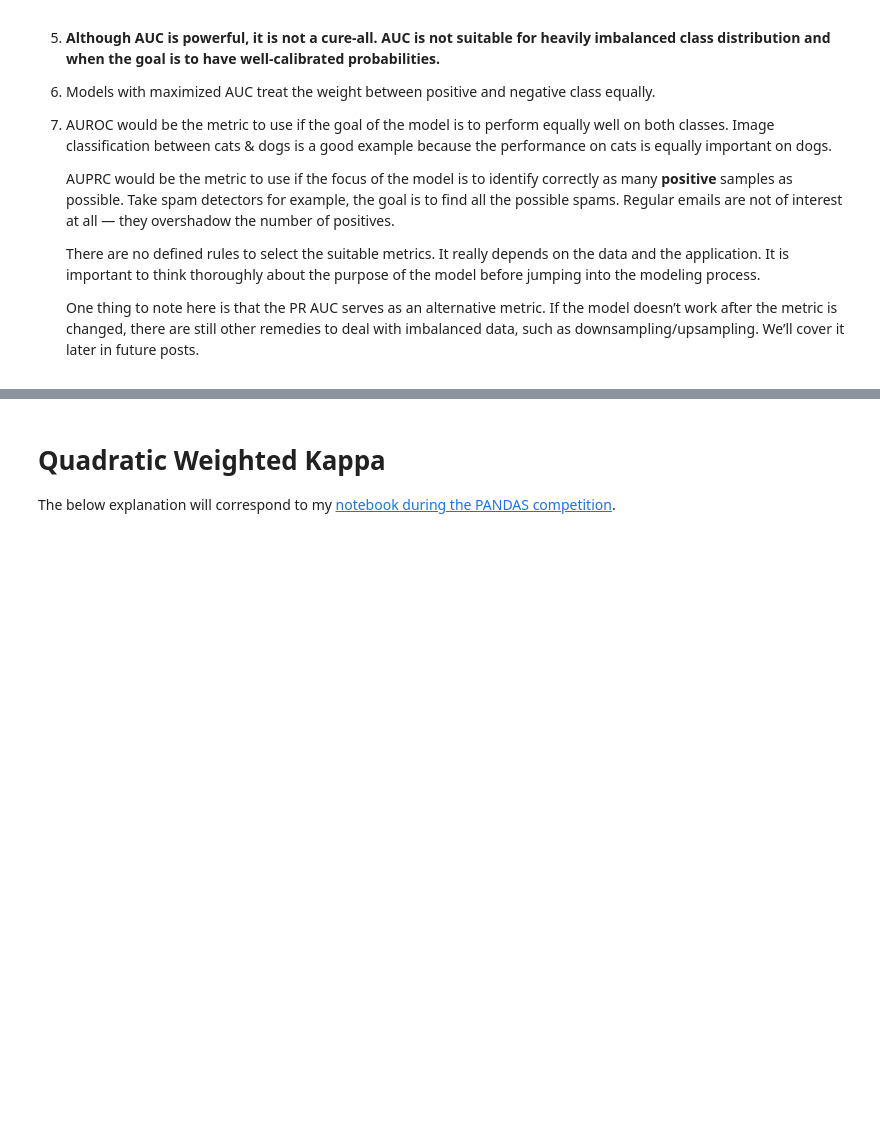
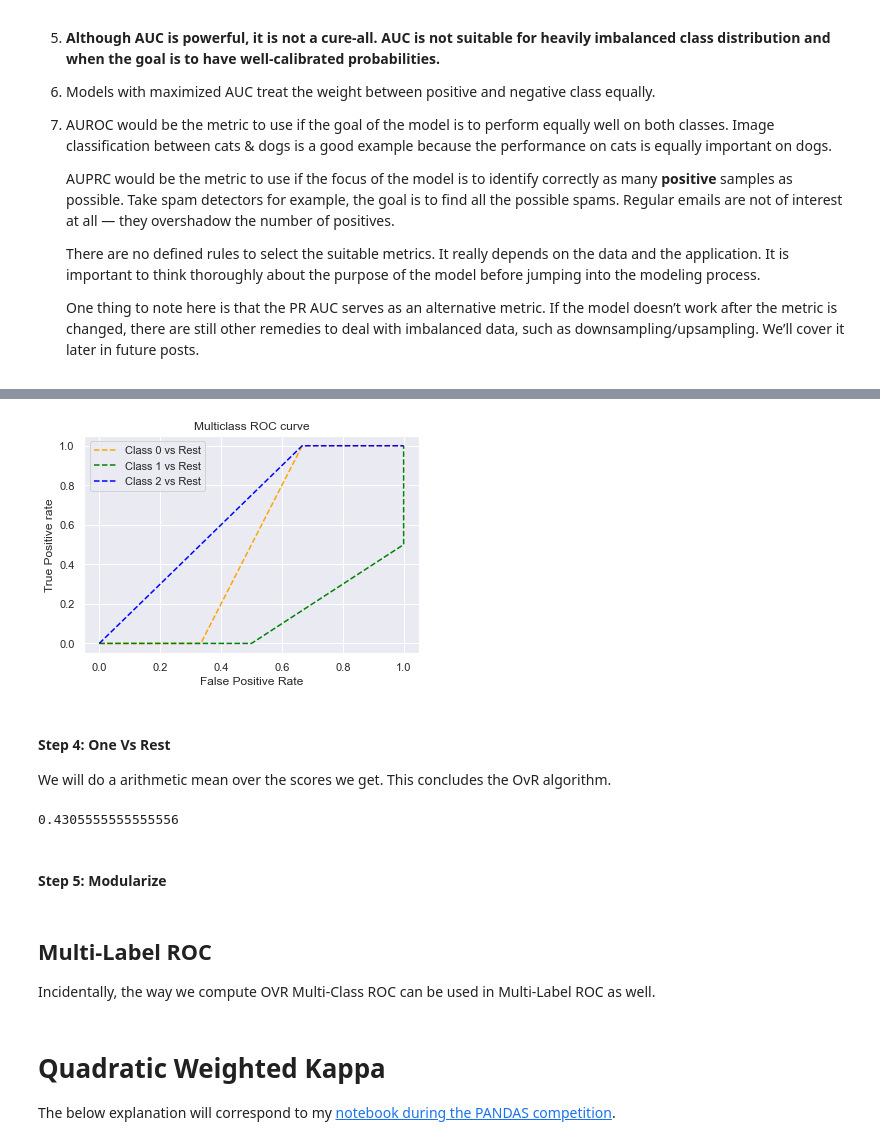
Before and after one commit to ghnreigns/reighns-MLAlgorithms, a Jupyter notebook: reighns-metrics/notebooks/Machine Learning Metrics.ipynb, the cells around one changed output, grey strips where cells are left out. Drawn from its saved outputs; the diff is of its cells as text; code cells hidden in the pictures; blank space fills up the shorter version.

```diff
--- a/reighns-metrics/notebooks/Machine Learning Metrics.ipynb
+++ b/reighns-metrics/notebooks/Machine Learning Metrics.ipynb
@@ -1276,0 +1182,23 @@ Text(0.5, 1.0, 'Receiver operating characteristic example')
+# %%
+num_classes = 3
+fpr_dict = dict()
+tpr_dict = dict()
+threshold_dict = dict()
+roc_auc_dict = dict()
+
+for label_num in range(num_classes):
+    y_true_for_curr_class = y_binarize[:, label_num]
+    y_pred_for_curr_class = y_pred_multiclass[:, label_num]
+
+    # calculate fpr,tpr and thresholds across various decision thresholds; pos_label = 1 because one hot encode guarantees it
+
+    fpr_dict[label_num], tpr_dict[label_num], threshold_dict[label_num] = sklearn.metrics.roc_curve(
+        y_true=y_true_for_curr_class, y_score=y_pred_for_curr_class, pos_label=1
+    )
+    roc_auc_dict[label_num] = sklearn.metrics.auc(fpr_dict[label_num], tpr_dict[label_num])
+
+    print(f"ROC score for class {label_num} is {roc_auc_dict[label_num]}. \nNote we are considering class {label_num} as the positive class and treating other classes as negative class.\n")
+
+print(fpr_dict)
+print(tpr_dict)
+print(threshold_dict)
@@ -1276,0 +1218,24 @@ Text(0.5, 1.0, 'Receiver operating characteristic example')
+# %%
+# plotting
+plt.plot(fpr_dict[0], tpr_dict[0], linestyle='--',color='orange', label='Class 0 vs Rest')
+plt.plot(fpr_dict[1], tpr_dict[1], linestyle='--',color='green', label='Class 1 vs Rest')
+plt.plot(fpr_dict[2], tpr_dict[2], linestyle='--',color='blue', label='Class 2 vs Rest')
+
+plt.title('Multiclass ROC curve')
+plt.xlabel('False Positive Rate')
+plt.ylabel('True Positive rate')
+plt.legend(loc='best')
+plt.savefig('Multiclass ROC',dpi=300);
+# %% [output]
+[figure, added]
+# %% [markdown]
+#### Step 4: One Vs Rest
+
+We will do a arithmetic mean over the scores we get. This concludes the OvR algorithm.
+# %%
+macro_average_roc_score = np.mean(list(roc_auc_dict.values()))
+print(macro_average_roc_score)
+# %% [output]
+0.4305555555555556
+# %% [markdown]
+#### Step 5: Modularize
@@ -1277,3 +1276,7 @@ Text(0.5, 1.0, 'Receiver operating characteristic example')
+# %% [markdown]
+## Multi-Label ROC
+
+Incidentally, the way we compute OVR Multi-Class ROC can be used in Multi-Label ROC as well.
 # %% [markdown]
 # Quadratic Weighted Kappa
 
```
Also changed, not shown: parts of 38 cells of this notebook, 2 other files.
